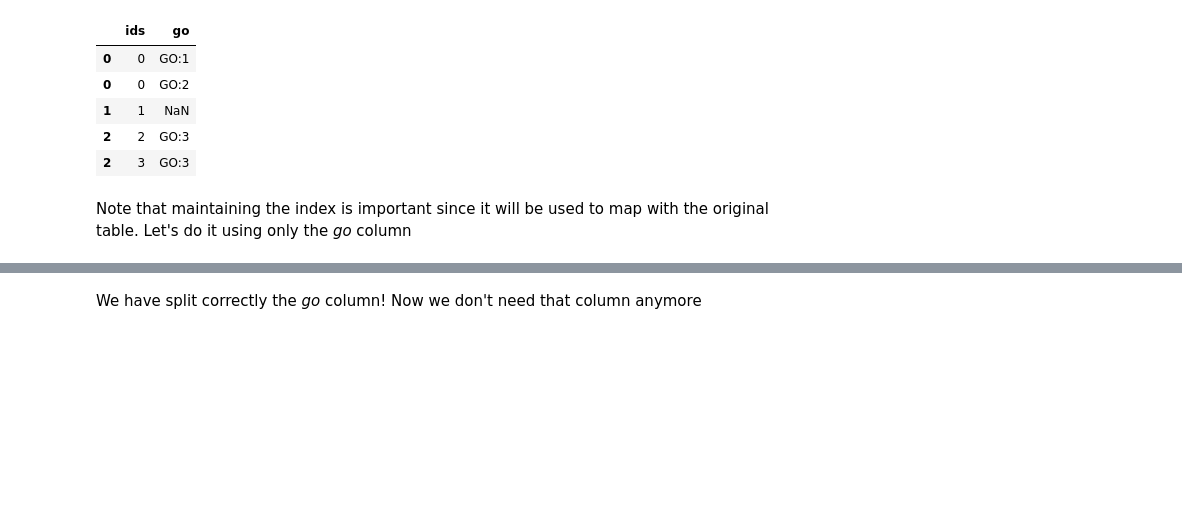
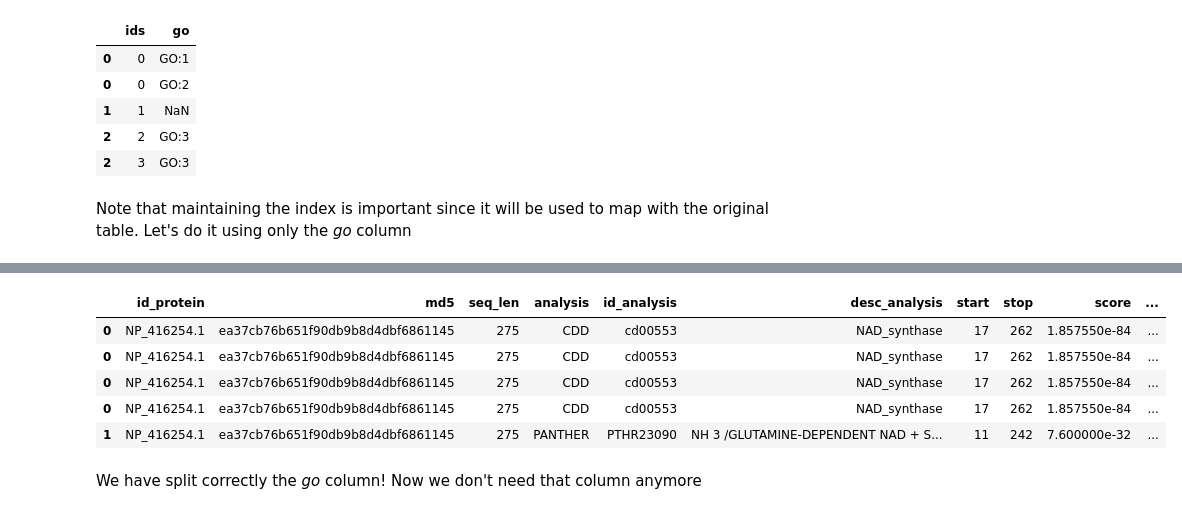
Before and after one commit to Luis-Alat/Functional-Protein-Exploration, a Jupyter notebook: 00_PreprocessingInterpro.ipynb, the cells around one changed output, grey strips where cells are left out. Cells and saved outputs as stored; diff of their text form; code cells hidden in the pictures; blank space fills up the shorter version.

```diff
--- a/00_PreprocessingInterpro.ipynb
+++ b/00_PreprocessingInterpro.ipynb
@@ -327,4 +321,4 @@ mask = ~(go_tsv_long["index_tmp"].duplicated(keep=False) & go_tsv_long["id_go"].
 go_tsv_long = go_tsv_long[mask].copy().set_index("index_tmp")
 
 # Left join with the original table
-tsv_df = tsv_df.merge(go_tsv_long, how="left", right_index=True, left_index=True).copy()
+tsv_long_df = tsv_df.merge(go_tsv_long, how="left", right_index=True, left_index=True).copy()
@@ -345,3 +325,12 @@ tsv_df.head(10)
+# %%
+tsv_long_df.head()
+# %% [output]
+|  | id_protein | md5 | seq_len | analysis | id_analysis | desc_analysis | start | stop | score | ... |
+| 0 | NP_416254.1 | ea37cb76b651f90db9b8d4dbf6861145 | 275 | CDD | cd00553 | NAD_synthase | 17 | 262 | 1.857550e-84 | ... |
+| 0 | NP_416254.1 | ea37cb76b651f90db9b8d4dbf6861145 | 275 | CDD | cd00553 | NAD_synthase | 17 | 262 | 1.857550e-84 | ... |
+| 0 | NP_416254.1 | ea37cb76b651f90db9b8d4dbf6861145 | 275 | CDD | cd00553 | NAD_synthase | 17 | 262 | 1.857550e-84 | ... |
+| 0 | NP_416254.1 | ea37cb76b651f90db9b8d4dbf6861145 | 275 | CDD | cd00553 | NAD_synthase | 17 | 262 | 1.857550e-84 | ... |
+| 1 | NP_416254.1 | ea37cb76b651f90db9b8d4dbf6861145 | 275 | PANTHER | PTHR23090 | NH 3 /GLUTAMINE-DEPENDENT NAD + S... | 11 | 242 | 7.600000e-32 | ... |
 # %% [markdown]
 We have split correctly the *go* column! Now we don't need that column anymore
 # %%
```
Also changed, not shown: parts of 6 cells of this notebook, 6 other files.
